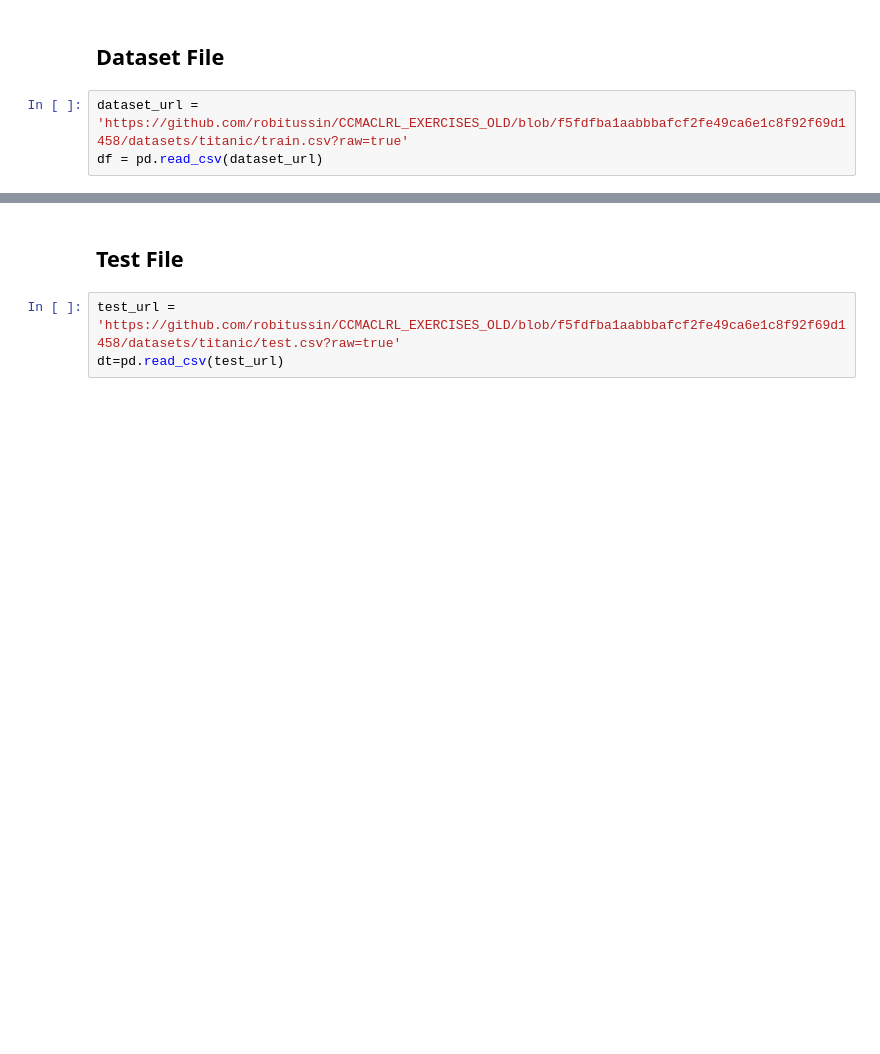
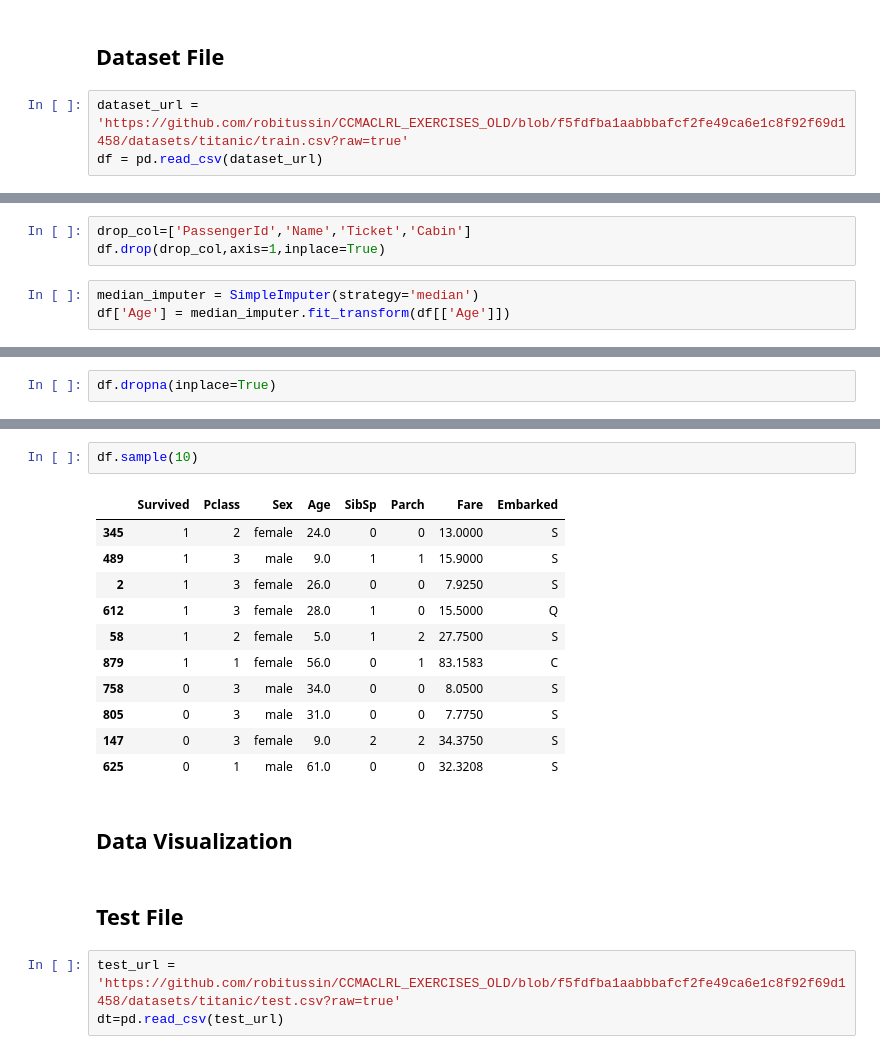
Before and after one commit to leonnmarcoo/CCMACLRL_EXERCISES_COM232, a Jupyter notebook: Exercise3.ipynb, the cells around one changed output, grey strips where cells are left out. Cells and saved outputs as stored; diff of their text form; blank space fills up the shorter version.

Commit message:
Cleaned the data

```diff
--- a/Exercise3.ipynb
+++ b/Exercise3.ipynb
@@ -16,0 +57,6 @@ df = pd.read_csv(dataset_url)
+# %%
+drop_col=['PassengerId','Name','Ticket','Cabin']
+df.drop(drop_col,axis=1,inplace=True)
+# %%
+median_imputer = SimpleImputer(strategy='median')
+df['Age'] = median_imputer.fit_transform(df[['Age']])
@@ -16,0 +76,2 @@ df = pd.read_csv(dataset_url)
+# %%
+df.dropna(inplace=True)
@@ -17,3 +103,19 @@ df = pd.read_csv(dataset_url)
+# %%
+df.sample(10)
+# %% [output]
+|  | Survived | Pclass | Sex | Age | SibSp | Parch | Fare | Embarked |
+| 345 | 1 | 2 | female | 24.0 | 0 | 0 | 13.0000 | S |
+| 489 | 1 | 3 | male | 9.0 | 1 | 1 | 15.9000 | S |
+| 2 | 1 | 3 | female | 26.0 | 0 | 0 | 7.9250 | S |
+| 612 | 1 | 3 | female | 28.0 | 1 | 0 | 15.5000 | Q |
+| 58 | 1 | 2 | female | 5.0 | 1 | 2 | 27.7500 | S |
+| 879 | 1 | 1 | female | 56.0 | 0 | 1 | 83.1583 | C |
+| 758 | 0 | 3 | male | 34.0 | 0 | 0 | 8.0500 | S |
+| 805 | 0 | 3 | male | 31.0 | 0 | 0 | 7.7750 | S |
+| 147 | 0 | 3 | female | 9.0 | 2 | 2 | 34.3750 | S |
+| 625 | 0 | 1 | male | 61.0 | 0 | 0 | 32.3208 | S |
+# %% [markdown]
+## Data Visualization
 # %% [markdown]
 ## Test File
 # %%
```
Also changed, not shown: parts of 8 cells of this notebook.
